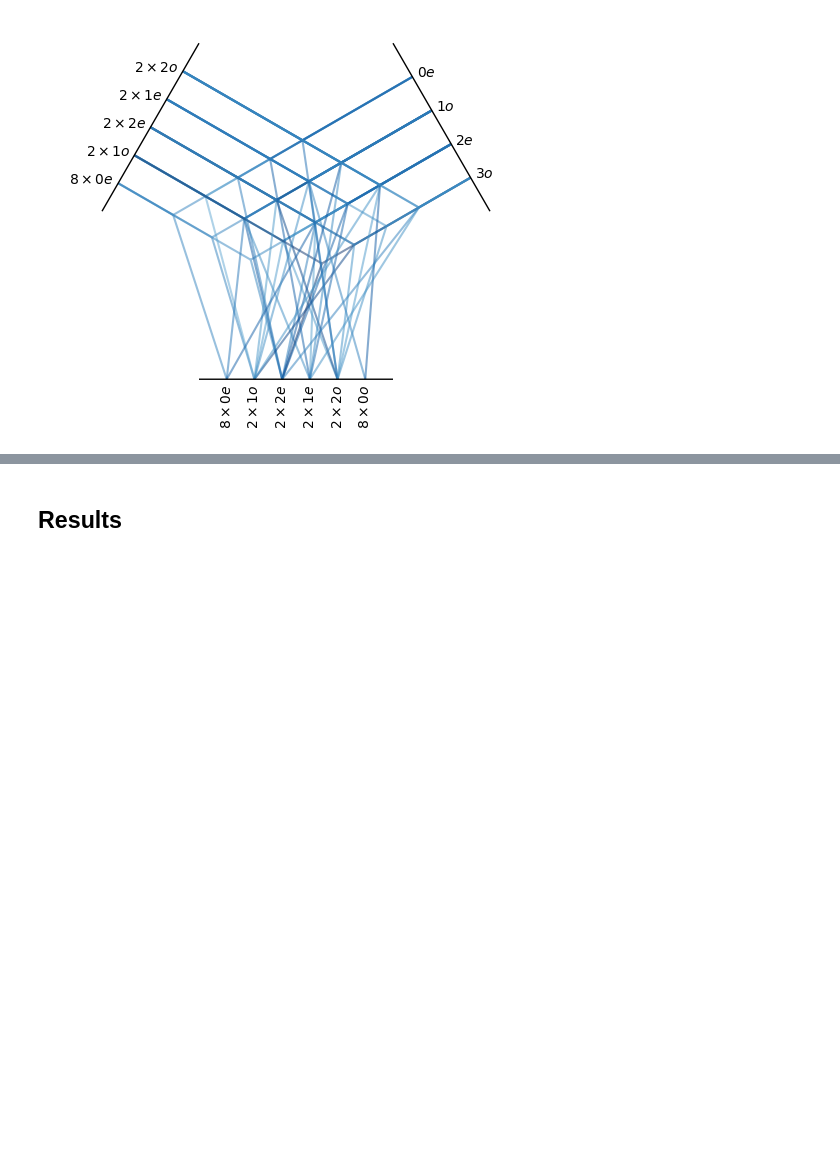
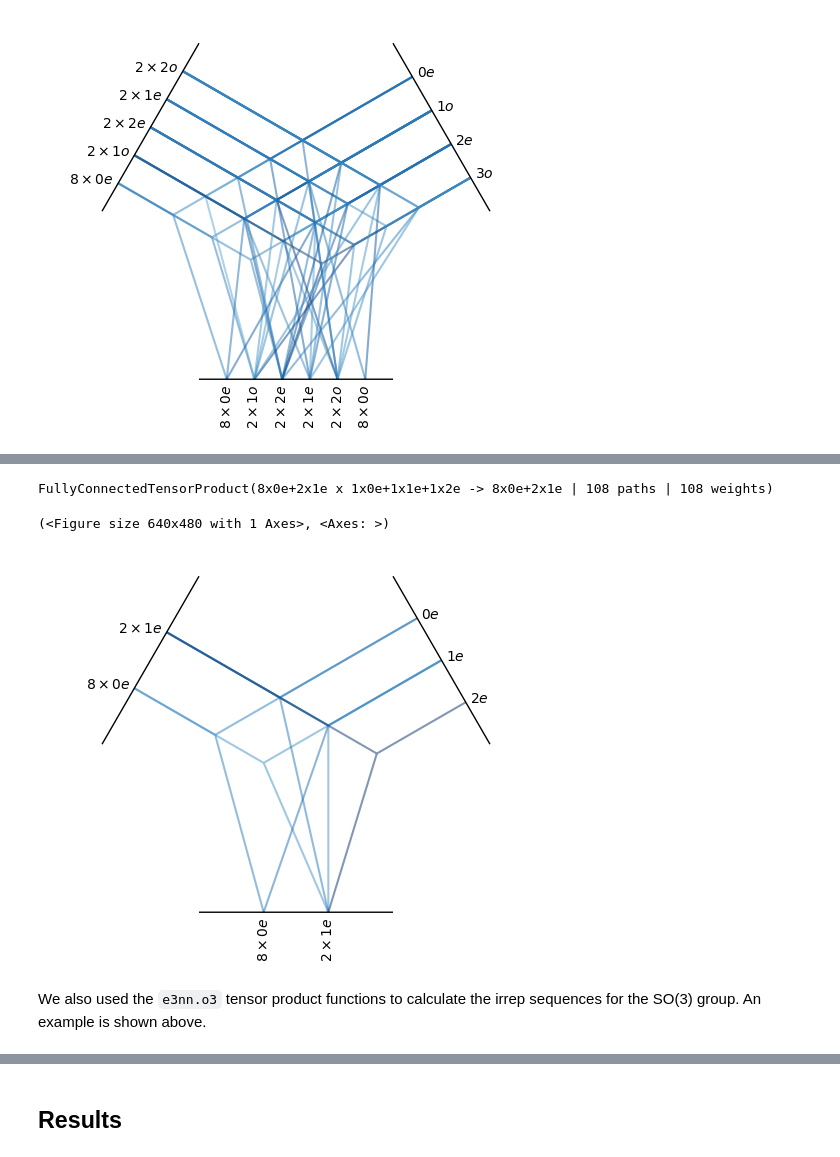
Before and after one commit to tomcobley/DiffDockExperiments, a Jupyter notebook: computational_essay_final.ipynb, the cells around one changed output, grey strips where cells are left out. Cells and saved outputs as stored; diff of their text form; code cells hidden in the pictures; blank space fills up the shorter version.

```diff
--- a/computational_essay_final.ipynb
+++ b/computational_essay_final.ipynb
@@ -202,0 +274,14 @@ FullyConnectedTensorProduct(8x0e+2x1o+2x2e+2x1e+2x2o x 1x0e+1x1o+1x2e+1x3o -> 8x
+# %%
+tp = o3.FullyConnectedTensorProduct(
+    irreps_in1=irrep_seq[2],
+    irreps_in2=sh_irreps,
+    irreps_out=irrep_seq[3]
+)
+print(tp)
+tp.visualize()
+# %% [output]
+FullyConnectedTensorProduct(8x0e+2x1e x 1x0e+1x1e+1x2e -> 8x0e+2x1e | 108 paths | 108 weights)
+(<Figure size 640x480 with 1 Axes>, <Axes: >)
+[figure, added]
+# %% [markdown]
+We also used the `e3nn.o3` tensor product functions to calculate the irrep sequences for the SO(3) group. An example is shown above.
```
Also changed, not shown: parts of 54 cells of this notebook.
